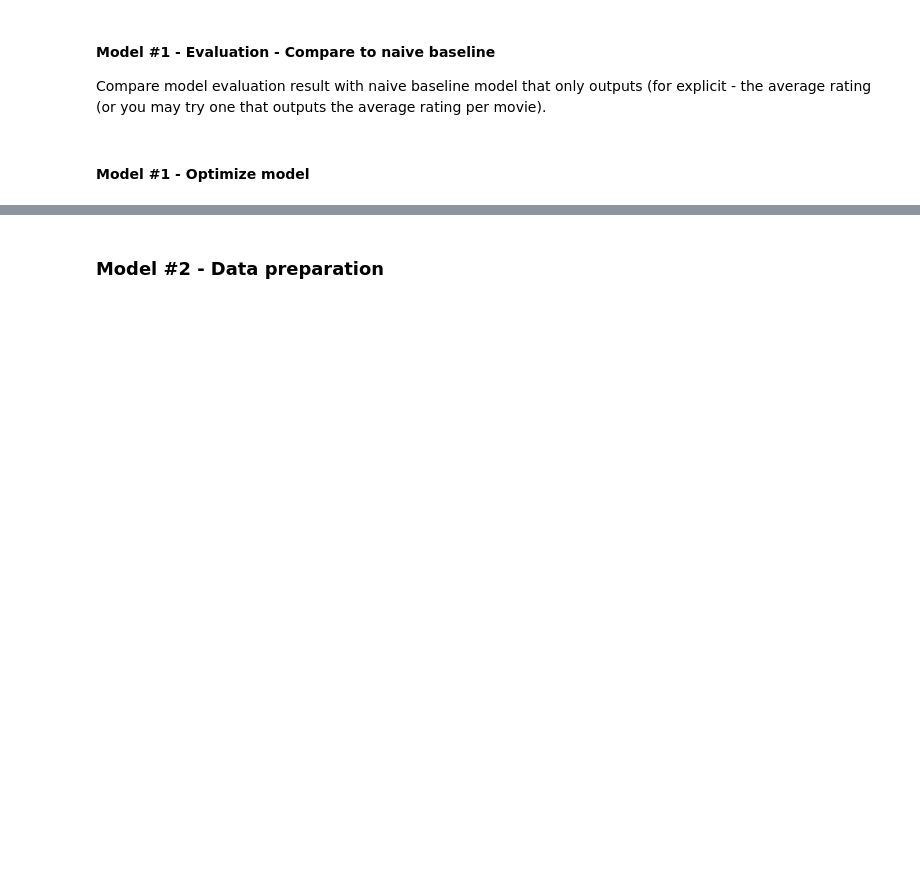
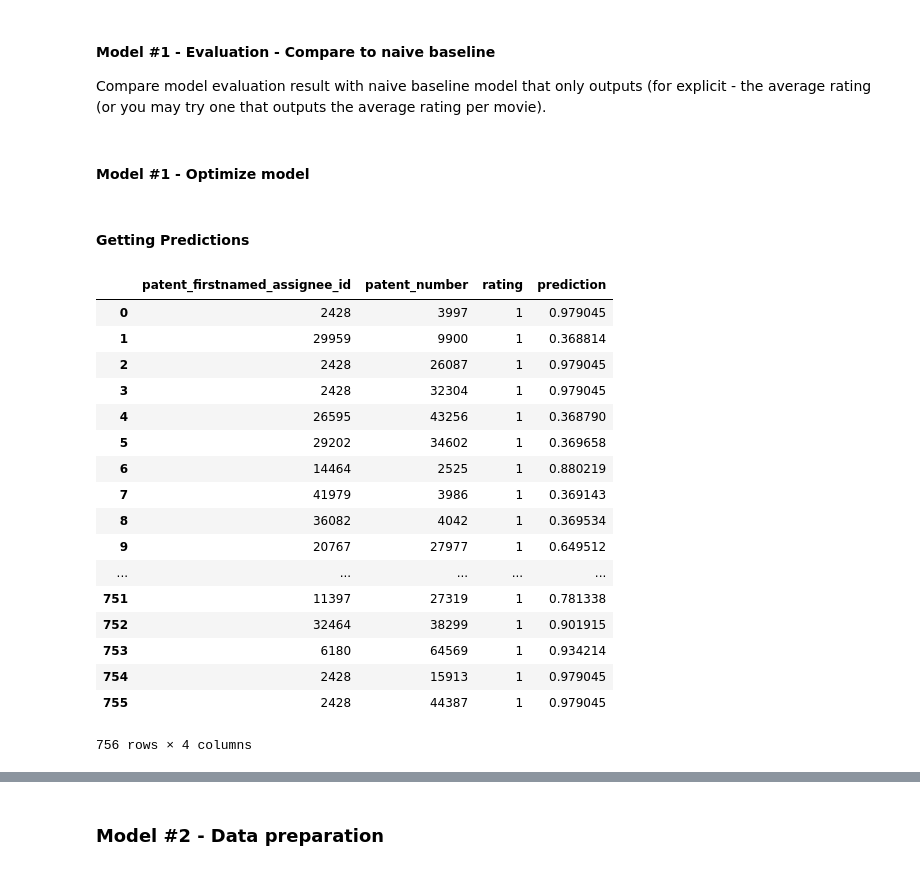
Before and after one commit to glmack/techniche, a Jupyter notebook: model_selection/rec_system.ipynb, the cells around one changed output, grey strips where cells are left out. Saved outputs shown, nothing was run; the diff lists cells and outputs as text; code cells hidden in the pictures; blank space fills up the shorter version.

```diff
--- a/model_selection/rec_system.ipynb
+++ b/model_selection/rec_system.ipynb
@@ -241,0 +189,2 @@ predictions_df
+# %% [markdown]
+#### Getting Predictions
@@ -241,0 +194,24 @@ predictions_df
+# %%
+# get predictions for training set
+predictions_train = model.transform(training)
+predictions_train_df = predictions_train.toPandas()
+predictions_train_df
+# %% [output]
+|  | patent_firstnamed_assignee_id | patent_number | rating | prediction |
+| 0 | 2428 | 3997 | 1 | 0.979045 |
+| 1 | 29959 | 9900 | 1 | 0.368814 |
+| 2 | 2428 | 26087 | 1 | 0.979045 |
+| 3 | 2428 | 32304 | 1 | 0.979045 |
+| 4 | 26595 | 43256 | 1 | 0.368790 |
+| 5 | 29202 | 34602 | 1 | 0.369658 |
+| 6 | 14464 | 2525 | 1 | 0.880219 |
+| 7 | 41979 | 3986 | 1 | 0.369143 |
+| 8 | 36082 | 4042 | 1 | 0.369534 |
+| 9 | 20767 | 27977 | 1 | 0.649512 |
+| ... | ... | ... | ... | ... |
+| 751 | 11397 | 27319 | 1 | 0.781338 |
+| 752 | 32464 | 38299 | 1 | 0.901915 |
+| 753 | 6180 | 64569 | 1 | 0.934214 |
+| 754 | 2428 | 15913 | 1 | 0.979045 |
+| 755 | 2428 | 44387 | 1 | 0.979045 |
+756 rows × 4 columns
```
Also changed, not shown: parts of 46 cells of this notebook.
